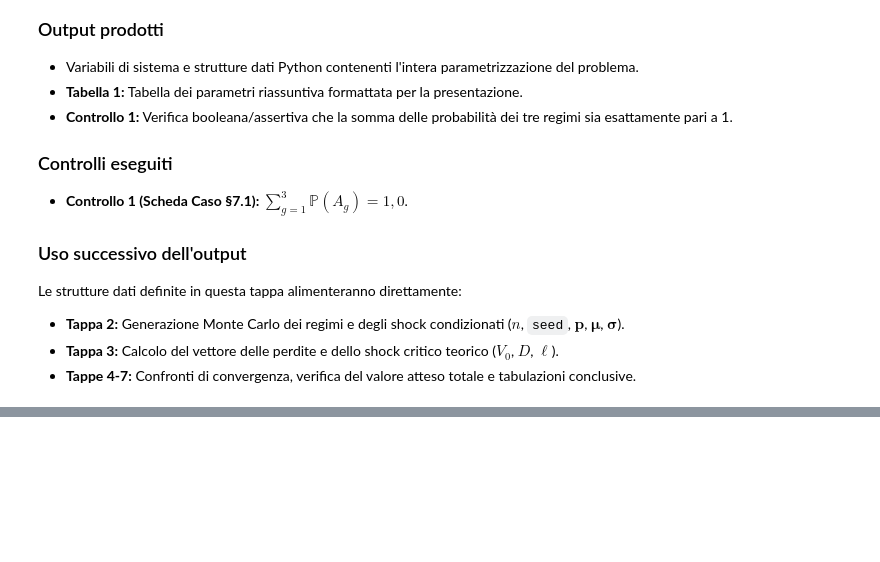
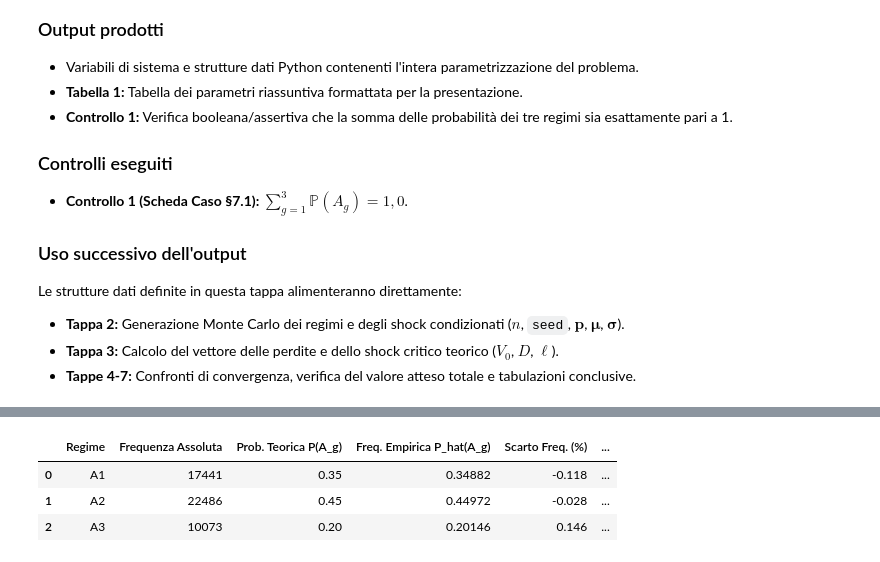
Before and after one commit to paolo-fix/CORSO-MQF, a Jupyter notebook: 04_Codice/Lez04/Lezione_04_Notebook_Aula_PELIZZARI.ipynb, the cells around one changed output, grey strips where cells are left out. Cells and saved outputs as stored; diff of their text form; code cells hidden in the pictures; blank space fills up the shorter version.

```diff
--- a/04_Codice/Lez04/Lezione_04_Notebook_Aula_PELIZZARI.ipynb
+++ b/04_Codice/Lez04/Lezione_04_Notebook_Aula_PELIZZARI.ipynb
@@ -248,0 +313,80 @@ assert esito_controllo_1, "ERRORE CRITICO: La somma delle probabilità dei regim
+# %%
+# ==============================================================================
+# TAPPA 2: Simulazione Monte Carlo dei regimi e degli shock di rendimento
+# ==============================================================================
+
+import numpy as np
+import pandas as pd
+
+# ------------------------------------------------------------------------------
+# 1. Impostazione del seed casuale per la riproducibilità
+# ------------------------------------------------------------------------------
+np.random.seed(seed)
+
+# ------------------------------------------------------------------------------
+# 2. Estrazione dei regimi informativi (distribuzione categoriale)
+# ------------------------------------------------------------------------------
+# Generazione di n indici di regime in {0, 1, 2} corrispondenti a {A1, A2, A3}
+indici_regimi = np.random.choice([0, 1, 2], size=n, p=p_regimi)
+
+# Vettore dei regimi (1-based per coerenza con la notazione teorica A_1, A_2, A_3)
+regimi = indici_regimi + 1
+
+# ------------------------------------------------------------------------------
+# 3. Generazione condizionata degli shock di rendimento Delta y | A_g
+# ------------------------------------------------------------------------------
+# Estrazione per ciascuna simulazione i dalla N(mu_{g_i}, sigma_{g_i}^2)
+delta_y = np.random.normal(loc=mu_g[indici_regimi], scale=sigma_g[indici_regimi])
+
+# ------------------------------------------------------------------------------
+# 4. Calcolo delle statistiche empiriche di controllo
+# ------------------------------------------------------------------------------
+freq_assolute = np.bincount(indici_regimi, minlength=3)
+freq_empiriche = freq_assolute / n
+
+mu_empirici = np.array([np.mean(delta_y[regimi == g]) for g in [1, 2, 3]])
+sigma_empirici = np.array([np.std(delta_y[regimi == g], ddof=1) for g in [1, 2, 3]])
+
+# ------------------------------------------------------------------------------
+# 5. Costruzione e visualizzazione della Tabella 2: Controllo della simulazione
+# ------------------------------------------------------------------------------
+df_tabella_2 = pd.DataFrame({
+    'Regime': regimi_codici,
+    'Frequenza Assoluta': freq_assolute,
+    'Prob. Teorica P(A_g)': p_regimi,
+    'Freq. Empirica P_hat(A_g)': freq_empiriche,
+    'Scarto Freq. (%)': (freq_empiriche - p_regimi) * 100,
+    'mu_g Teorica (bps)': mu_g * 10_000,
+    'mu_g Empirica (bps)': mu_empirici * 10_000,
+    'sigma_g Teorica (bps)': sigma_g * 10_000,
+    'sigma_g Empirica (bps)': sigma_empirici * 10_000
+})
+
+print("=" * 90)
+print("TABELLA 2: TABELLA DI CONTROLLO DELLA SIMULAZIONE MONTE CARLO")
+print("=" * 90)
+display(df_tabella_2)
+
+# ------------------------------------------------------------------------------
+# 6. CONTROLLO 2: Coerenza delle frequenze e dei parametri condizionati
+# ------------------------------------------------------------------------------
+# Verifichiamo che i parametri empirici non si discostino in modo anomalo dai teorici (errore campionario < 1%)
+toll_freq = 0.01
+toll_param = 0.0005  # 5 bps
+
+esito_freq = np.all(np.abs(freq_empiriche - p_regimi) < toll_freq)
+esito_mu = np.all(np.abs(mu_empirici - mu_g) < toll_param)
+esito_sigma = np.all(np.abs(sigma_empirici - sigma_g) < toll_param)
+
+esito_controllo_2 = esito_freq and esito_mu and esito_sigma
+
+print("\n" + "-" * 90)
+print("ESITO CONTROLLO 2 (Scheda Caso §7.2):")
+print(f"  - Coerenza frequenze empiriche regimi: {'OK' if esito_freq else 'ANOMALIA'}")
+print(f"  - Convergenza medie conditazionate shock: {'OK' if esito_mu else 'ANOMALIA'}")
+print(f"  - Convergenza dev.std condizionate shock: {'OK' if esito_sigma else 'ANOMALIA'}")
+print(f"  - Esito globale Controllo 2: {'SUPERATO [OK]' if esito_controllo_2 else 'FALLITO [ERRORE]'}")
+print("-" * 90)
+
+assert esito_controllo_2, "ERRORE CRITICO: Le frequenze o i parametri empirici differiscono eccessivamente dai valori teorici!"
+# %% [output]
@@ -248,0 +396,4 @@ assert esito_controllo_1, "ERRORE CRITICO: La somma delle probabilità dei regim
+|  | Regime | Frequenza Assoluta | Prob. Teorica P(A_g) | Freq. Empirica P_hat(A_g) | Scarto Freq. (%) | ... |
+| 0 | A1 | 17441 | 0.35 | 0.34882 | -0.118 | ... |
+| 1 | A2 | 22486 | 0.45 | 0.44972 | -0.028 | ... |
+| 2 | A3 | 10073 | 0.20 | 0.20146 | 0.146 | ... |
```
Also changed, not shown: parts of 11 cells of this notebook.
